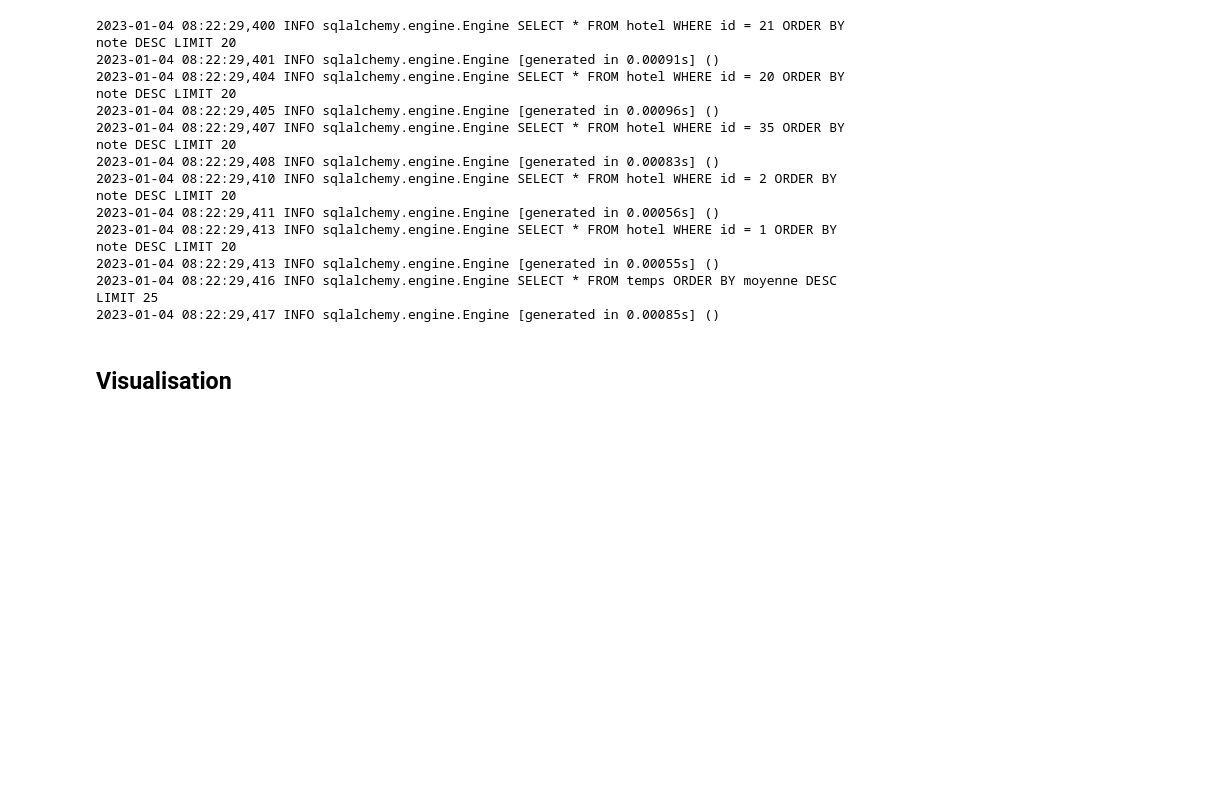
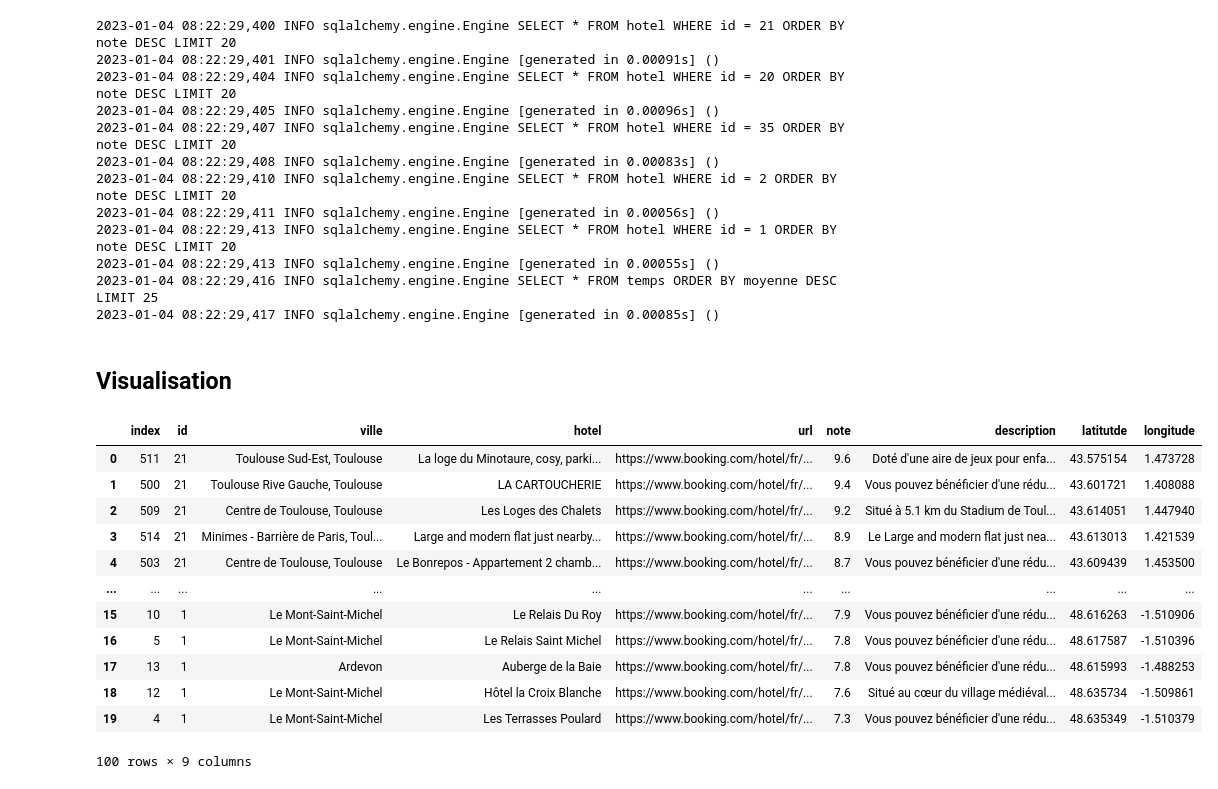
Before and after one commit to philippeJeremy/Bloc-1---Construction-et-alimentation-d-une-infrastructure-de-gestion-de-donn-e, a Jupyter notebook: booking.ipynb, the cells around one changed output. Cells and saved outputs as stored; diff of their text form; code cells hidden in the pictures; blank space fills up the shorter version.

```diff
--- a/booking.ipynb
+++ b/booking.ipynb
@@ -199,6 +200,22 @@ fig = px.scatter_mapbox(
 
 fig.update_layout(width = 1500, height = 800, template='plotly_dark' ,title='Les 5 meilleurs ville sur un moyenne de température')
 fig.show()
+# %%
+hotel_viz
+# %% [output]
+|  | index | id | ville | hotel | url | note | description | latitutde | longitude |
+| 0 | 511 | 21 | Toulouse Sud-Est, Toulouse | La loge du Minotaure, cosy, parki... | https://www.booking.com/hotel/fr/... | 9.6 | Doté d'une aire de jeux pour enfa... | 43.575154 | 1.473728 |
+| 1 | 500 | 21 | Toulouse Rive Gauche, Toulouse | LA CARTOUCHERIE | https://www.booking.com/hotel/fr/... | 9.4 | Vous pouvez bénéficier d'une rédu... | 43.601721 | 1.408088 |
+| 2 | 509 | 21 | Centre de Toulouse, Toulouse | Les Loges des Chalets | https://www.booking.com/hotel/fr/... | 9.2 | Situé à 5.1 km du Stadium de Toul... | 43.614051 | 1.447940 |
+| 3 | 514 | 21 | Minimes - Barrière de Paris, Toul... | Large and modern flat just nearby... | https://www.booking.com/hotel/fr/... | 8.9 | Le Large and modern flat just nea... | 43.613013 | 1.421539 |
+| 4 | 503 | 21 | Centre de Toulouse, Toulouse | Le Bonrepos - Appartement 2 chamb... | https://www.booking.com/hotel/fr/... | 8.7 | Vous pouvez bénéficier d'une rédu... | 43.609439 | 1.453500 |
+| ... | ... | ... | ... | ... | ... | ... | ... | ... | ... |
+| 15 | 10 | 1 | Le Mont-Saint-Michel | Le Relais Du Roy | https://www.booking.com/hotel/fr/... | 7.9 | Vous pouvez bénéficier d'une rédu... | 48.616263 | -1.510906 |
+| 16 | 5 | 1 | Le Mont-Saint-Michel | Le Relais Saint Michel | https://www.booking.com/hotel/fr/... | 7.8 | Vous pouvez bénéficier d'une rédu... | 48.617587 | -1.510396 |
+| 17 | 13 | 1 | Ardevon | Auberge de la Baie | https://www.booking.com/hotel/fr/... | 7.8 | Vous pouvez bénéficier d'une rédu... | 48.615993 | -1.488253 |
+| 18 | 12 | 1 | Le Mont-Saint-Michel | Hôtel la Croix Blanche | https://www.booking.com/hotel/fr/... | 7.6 | Situé au cœur du village médiéval... | 48.635734 | -1.509861 |
+| 19 | 4 | 1 | Le Mont-Saint-Michel | Les Terrasses Poulard | https://www.booking.com/hotel/fr/... | 7.3 | Vous pouvez bénéficier d'une rédu... | 48.635349 | -1.510379 |
+100 rows × 9 columns
 # %%
 px.set_mapbox_access_token(open(".mapbox_token").read())
 fig = px.scatter_mapbox(
```
Also changed, not shown: parts of 1 cell of this notebook, 4 other files.
